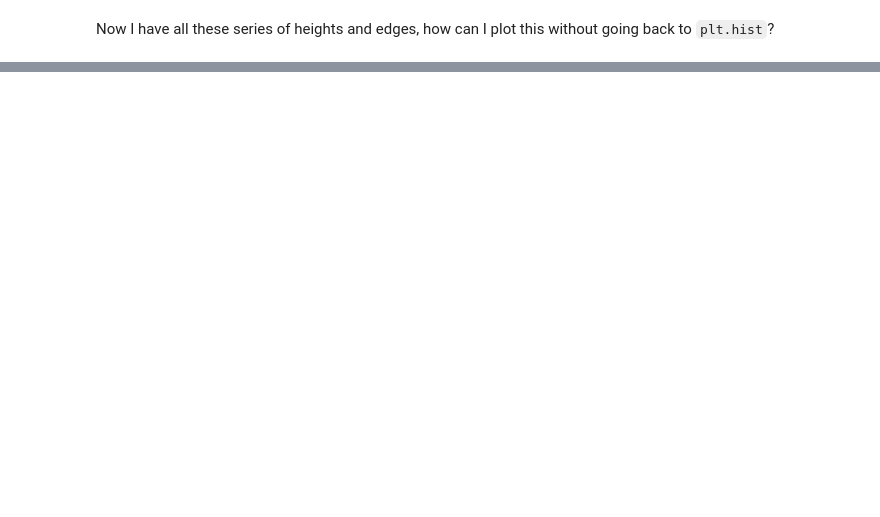
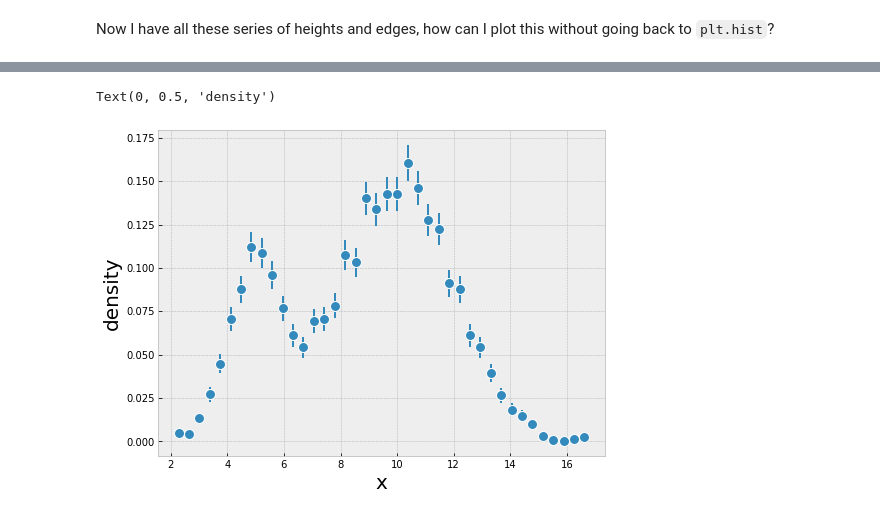
Before and after one commit to zemrude/PHYS-F-311, a Jupyter notebook: Histograms-Binning.ipynb, the cells around one changed output, grey strips where cells are left out. Drawn from its saved outputs; the diff is of its cells as text; code cells hidden in the pictures; blank space fills up the shorter version.

```diff
--- a/Histograms-Binning.ipynb
+++ b/Histograms-Binning.ipynb
@@ -197,0 +201,11 @@ Text(0, 0.5, 'density')
+# %%
+bin_centers = bin_edges[:-1] + bin_width/2.
+
+
+fig, ax = plt.subplots(figsize=(8,6))
+ax.errorbar(bin_centers, hist, np.sqrt(hist/len(data)/bin_width), fmt='o', ms=10, markeredgecolor='white')
+ax.set_xlabel("x")
+ax.set_ylabel("density")
+# %% [output]
+Text(0, 0.5, 'density')
+[figure, added]
```
Also changed, not shown: parts of 12 cells of this notebook.
